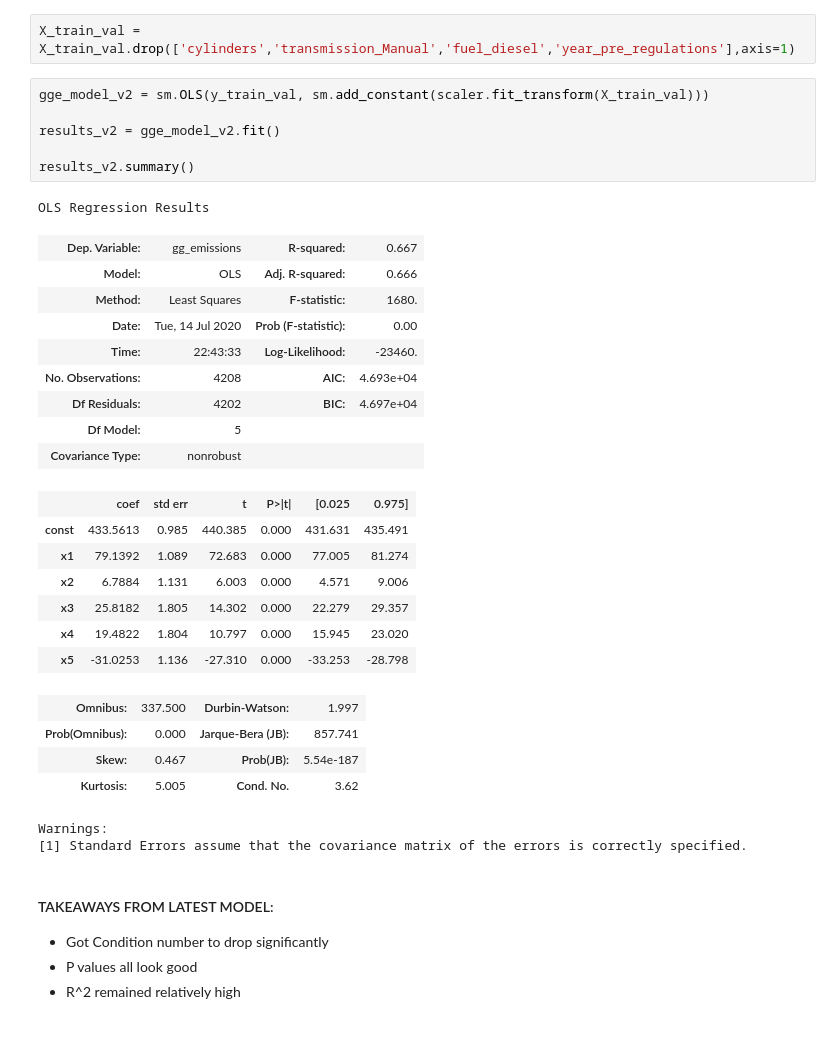
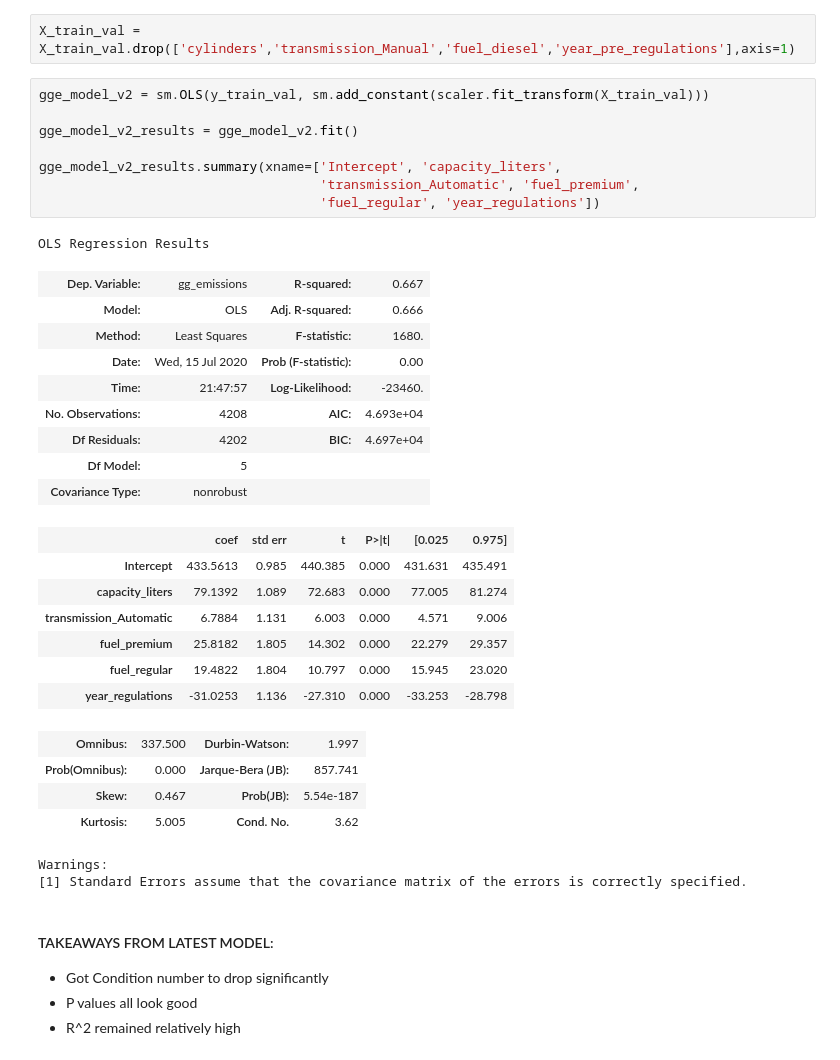
Before and after one commit to cecann10/Test, a Jupyter notebook: Metis_Projects/project_2_celinaplaza/data_and_analysis/all_cars_gge_model.ipynb, the cells around one changed output. Cells and saved outputs as stored; diff of their text form.

```diff
--- a/Metis_Projects/project_2_celinaplaza/data_and_analysis/all_cars_gge_model.ipynb
+++ b/Metis_Projects/project_2_celinaplaza/data_and_analysis/all_cars_gge_model.ipynb
@@ -284,27 +294,29 @@ X_train_val = X_train_val.drop(['cylinders','transmission_Manual','fuel_diesel',
 # %%
 gge_model_v2 = sm.OLS(y_train_val, sm.add_constant(scaler.fit_transform(X_train_val)))
 
-results_v2 = gge_model_v2.fit()
+gge_model_v2_results = gge_model_v2.fit()
 
-results_v2.summary()
+gge_model_v2_results.summary(xname=['Intercept', 'capacity_liters',
+                                    'transmission_Automatic', 'fuel_premium',
+                                    'fuel_regular', 'year_regulations'])
 # %% [output]
 OLS Regression Results
 | Dep. Variable: | gg_emissions | R-squared: | 0.667 |
 | Model: | OLS | Adj. R-squared: | 0.666 |
 | Method: | Least Squares | F-statistic: | 1680. |
-| Date: | Tue, 14 Jul 2020 | Prob (F-statistic): | 0.00 |
-| Time: | 22:43:33 | Log-Likelihood: | -23460. |
+| Date: | Wed, 15 Jul 2020 | Prob (F-statistic): | 0.00 |
+| Time: | 21:47:57 | Log-Likelihood: | -23460. |
 | No. Observations: | 4208 | AIC: | 4.693e+04 |
 | Df Residuals: | 4202 | BIC: | 4.697e+04 |
 | Df Model: | 5 |  |  |
 | Covariance Type: | nonrobust |  |  |
 |  | coef | std err | t | P>|t| | [0.025 | 0.975] |
-| const | 433.5613 | 0.985 | 440.385 | 0.000 | 431.631 | 435.491 |
-| x1 | 79.1392 | 1.089 | 72.683 | 0.000 | 77.005 | 81.274 |
-| x2 | 6.7884 | 1.131 | 6.003 | 0.000 | 4.571 | 9.006 |
-| x3 | 25.8182 | 1.805 | 14.302 | 0.000 | 22.279 | 29.357 |
-| x4 | 19.4822 | 1.804 | 10.797 | 0.000 | 15.945 | 23.020 |
-| x5 | -31.0253 | 1.136 | -27.310 | 0.000 | -33.253 | -28.798 |
+| Intercept | 433.5613 | 0.985 | 440.385 | 0.000 | 431.631 | 435.491 |
+| capacity_liters | 79.1392 | 1.089 | 72.683 | 0.000 | 77.005 | 81.274 |
+| transmission_Automatic | 6.7884 | 1.131 | 6.003 | 0.000 | 4.571 | 9.006 |
+| fuel_premium | 25.8182 | 1.805 | 14.302 | 0.000 | 22.279 | 29.357 |
+| fuel_regular | 19.4822 | 1.804 | 10.797 | 0.000 | 15.945 | 23.020 |
+| year_regulations | -31.0253 | 1.136 | -27.310 | 0.000 | -33.253 | -28.798 |
 | Omnibus: | 337.500 | Durbin-Watson: | 1.997 |
 | Prob(Omnibus): | 0.000 | Jarque-Bera (JB): | 857.741 |
 | Skew: | 0.467 | Prob(JB): | 5.54e-187 |
```
Also changed, not shown: parts of 73 cells of this notebook, 24 other files.
